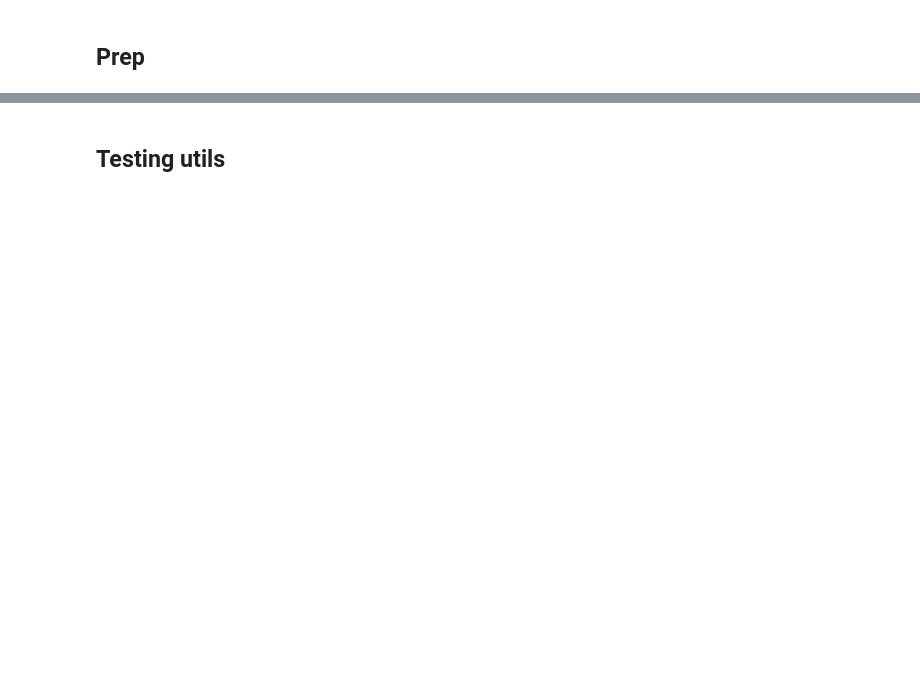
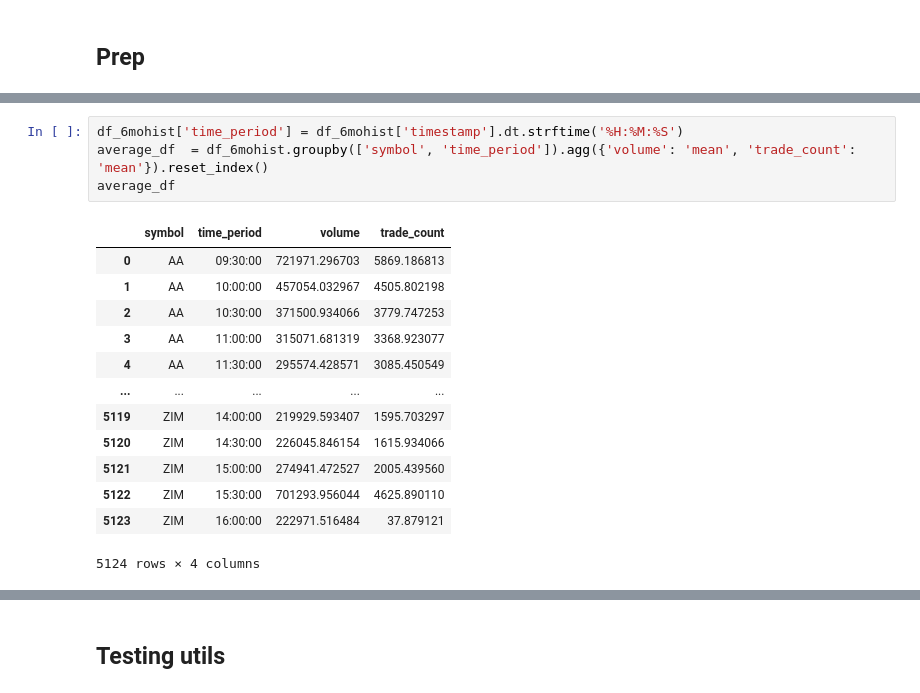
Before and after one commit to alexanu/alpaca_snippets, a Jupyter notebook: alpaca_plays.ipynb, the cells around one changed output, grey strips where cells are left out. Saved outputs shown, nothing was run; the diff lists cells and outputs as text; blank space fills up the shorter version.

```diff
--- a/alpaca_plays.ipynb
+++ b/alpaca_plays.ipynb
@@ -12,0 +296,18 @@ alpaca = utils_for_alpaca.MyAlpaca(os.environ['ALPACA_API_KEY_PAPER'],os.environ
+# %%
+df_6mohist['time_period'] = df_6mohist['timestamp'].dt.strftime('%H:%M:%S')
+average_df  = df_6mohist.groupby(['symbol', 'time_period']).agg({'volume': 'mean', 'trade_count': 'mean'}).reset_index()
+average_df
+# %% [output]
+|  | symbol | time_period | volume | trade_count |
+| 0 | AA | 09:30:00 | 721971.296703 | 5869.186813 |
+| 1 | AA | 10:00:00 | 457054.032967 | 4505.802198 |
+| 2 | AA | 10:30:00 | 371500.934066 | 3779.747253 |
+| 3 | AA | 11:00:00 | 315071.681319 | 3368.923077 |
+| 4 | AA | 11:30:00 | 295574.428571 | 3085.450549 |
+| ... | ... | ... | ... | ... |
+| 5119 | ZIM | 14:00:00 | 219929.593407 | 1595.703297 |
+| 5120 | ZIM | 14:30:00 | 226045.846154 | 1615.934066 |
+| 5121 | ZIM | 15:00:00 | 274941.472527 | 2005.439560 |
+| 5122 | ZIM | 15:30:00 | 701293.956044 | 4625.890110 |
+| 5123 | ZIM | 16:00:00 | 222971.516484 | 37.879121 |
+5124 rows × 4 columns
```
Also changed, not shown: parts of 52 cells of this notebook, 10 other files.
